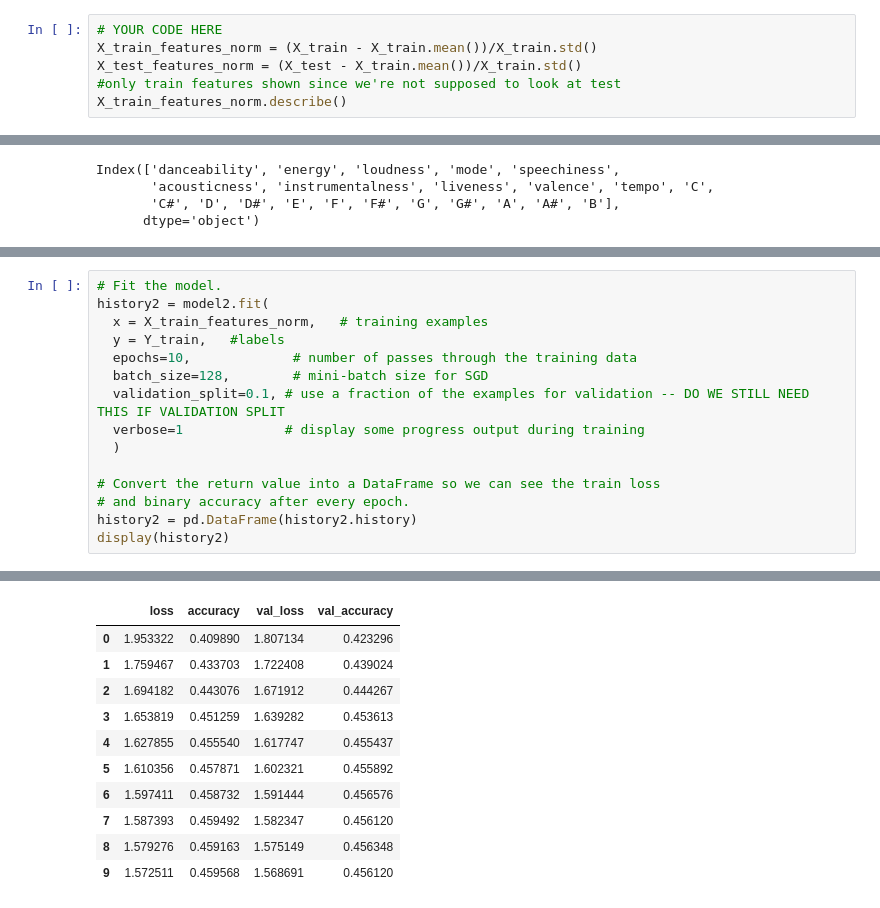
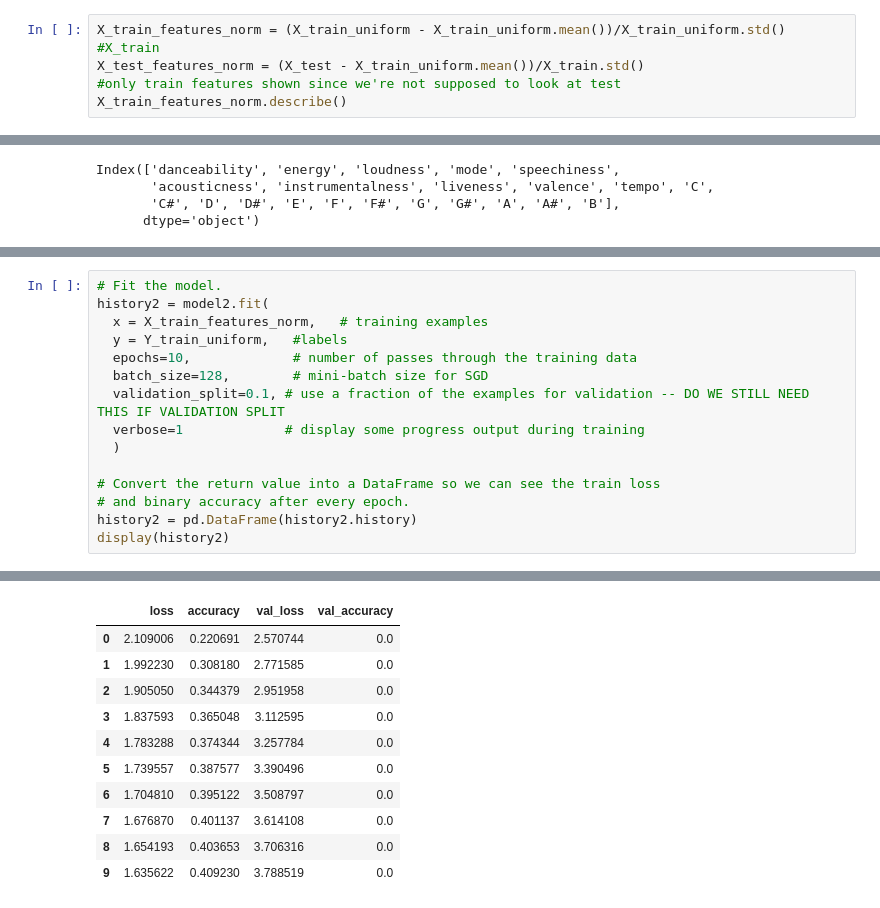
Before and after one commit to ynackash/genre-classification, a Jupyter notebook: notebooks/NN.ipynb, the cells around one changed output, grey strips where cells are left out. Saved outputs shown, nothing was run; the diff lists cells and outputs as text.

```diff
--- a/notebooks/NN.ipynb
+++ b/notebooks/NN.ipynb
@@ -274,8 +268,7 @@ X_train.describe()
 8 rows × 22 columns
 # %%
-# YOUR CODE HERE
-X_train_features_norm = (X_train - X_train.mean())/X_train.std()
-X_test_features_norm = (X_test - X_train.mean())/X_train.std()
+X_train_features_norm = (X_train_uniform - X_train_uniform.mean())/X_train_uniform.std() #X_train
+X_test_features_norm = (X_test - X_train_uniform.mean())/X_train.std()
 #only train features shown since we're not supposed to look at test
 X_train_features_norm.describe()
 # %% [output]
@@ -450,7 +444,7 @@ _________________________________________________________________
 # Fit the model.
 history2 = model2.fit(
   x = X_train_features_norm,   # training examples
-  y = Y_train,   #labels
+  y = Y_train_uniform,   #labels
   epochs=10,             # number of passes through the training data
   batch_size=128,        # mini-batch size for SGD
   validation_split=0.1, # use a fraction of the examples for validation -- DO WE STILL NEED THIS IF VALIDATION SPLIT
@@ -485,14 +479,14 @@ Epoch 10/10
 |  | loss | accuracy | val_loss | val_accuracy |
-| 0 | 1.953322 | 0.409890 | 1.807134 | 0.423296 |
-| 1 | 1.759467 | 0.433703 | 1.722408 | 0.439024 |
-| 2 | 1.694182 | 0.443076 | 1.671912 | 0.444267 |
-| 3 | 1.653819 | 0.451259 | 1.639282 | 0.453613 |
-| 4 | 1.627855 | 0.455540 | 1.617747 | 0.455437 |
-| 5 | 1.610356 | 0.457871 | 1.602321 | 0.455892 |
-| 6 | 1.597411 | 0.458732 | 1.591444 | 0.456576 |
-| 7 | 1.587393 | 0.459492 | 1.582347 | 0.456120 |
-| 8 | 1.579276 | 0.459163 | 1.575149 | 0.456348 |
-| 9 | 1.572511 | 0.459568 | 1.568691 | 0.456120 |
+| 0 | 2.109006 | 0.220691 | 2.570744 | 0.0 |
+| 1 | 1.992230 | 0.308180 | 2.771585 | 0.0 |
+| 2 | 1.905050 | 0.344379 | 2.951958 | 0.0 |
+| 3 | 1.837593 | 0.365048 | 3.112595 | 0.0 |
+| 4 | 1.783288 | 0.374344 | 3.257784 | 0.0 |
+| 5 | 1.739557 | 0.387577 | 3.390496 | 0.0 |
+| 6 | 1.704810 | 0.395122 | 3.508797 | 0.0 |
+| 7 | 1.676870 | 0.401137 | 3.614108 | 0.0 |
+| 8 | 1.654193 | 0.403653 | 3.706316 | 0.0 |
+| 9 | 1.635622 | 0.409230 | 3.788519 | 0.0 |
 # %%
 X_test_features_norm = X_test_features_norm[features]
 model2.predict(X_test_features_norm)
```
Also changed, not shown: parts of 24 cells of this notebook, 8 other files.
